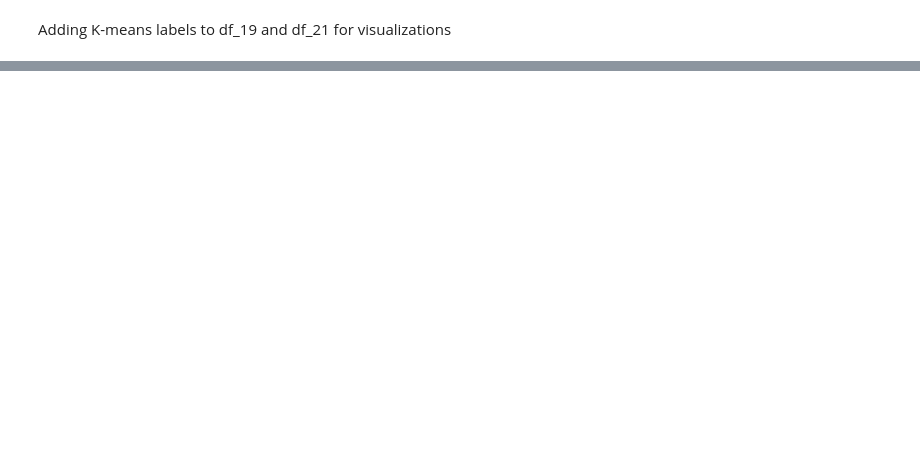
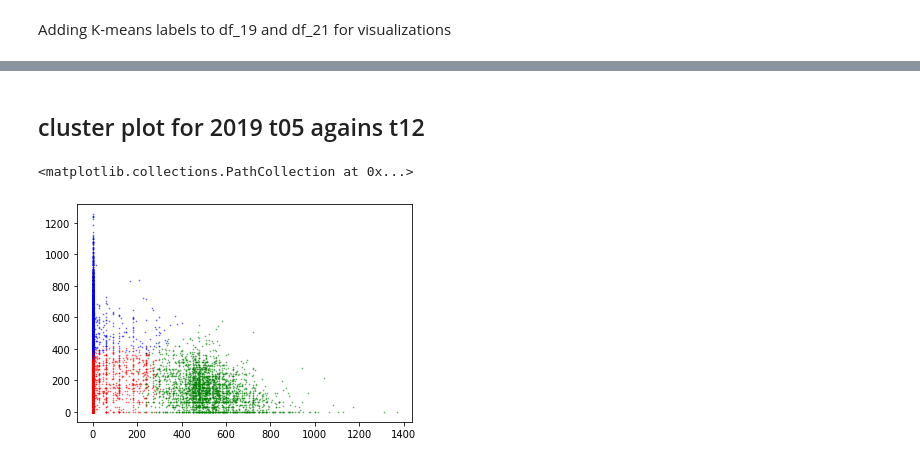
Before and after one commit to zzhu415/cs765FinalProject, a Jupyter notebook: analysis.ipynb, the cells around one changed output, grey strips where cells are left out. Drawn from its saved outputs; the diff is of its cells as text; code cells hidden in the pictures; blank space fills up the shorter version.

```diff
--- a/analysis.ipynb
+++ b/analysis.ipynb
@@ -158,0 +174,7 @@ df_21.loc[:, 'cluster_labels'] = kmeans_21.labels_
+# %%
+df_19.loc[:, 'cluster_labels'] = kmeans_19.labels_
+df_21.loc[:, 'cluster_labels'] = kmeans_21.labels_
+df_19.loc[:, 'pc1'] = pca_19_df['principal component 1']
+df_19.loc[:, 'pc2'] = pca_19_df['principal component 2']
+df_21.loc[:, 'pc1'] = pca_21_df['principal component 1']
+df_21.loc[:, 'pc2'] = pca_21_df['principal component 2']
@@ -158,0 +212,21 @@ df_21.loc[:, 'cluster_labels'] = kmeans_21.labels_
+# %% [markdown]
+<h2> cluster plot for 2019 t05 agains t12 </h2>
+# %%
+plt.cla
+cluster0 = df_19[df_19['cluster_labels']==0]
+cluster1 = df_19[df_19['cluster_labels']==1]
+cluster2 = df_19[df_19['cluster_labels']==2]
+# plt.scatter(cluster0['t01'],cluster0['t02'],c='r')
+# plt.scatter(cluster1['t01'],cluster1['t02'],c='g')
+# plt.scatter(cluster2['t01'],cluster2['t02'],c='b')
+
+plt.scatter(cluster0['t05'],cluster0['t12'],c='r',s=0.5,alpha=0.5)
+plt.scatter(cluster1['t05'],cluster1['t12'],c='g',s=0.5,alpha=0.5)
+plt.scatter(cluster2['t05'],cluster2['t12'],c='b',s=0.5,alpha=0.5)
+
+# plt.scatter(cluster0['pc1'],cluster0['pc2'],c='r')
+# plt.scatter(cluster1['pc1'],cluster1['pc2'],c='g')
+# plt.scatter(cluster2['pc1'],cluster2['pc2'],c='b')
+# %% [output]
+<matplotlib.collections.PathCollection at 0x...>
+[figure, added]
```
Also changed, not shown: parts of 15 cells of this notebook.
